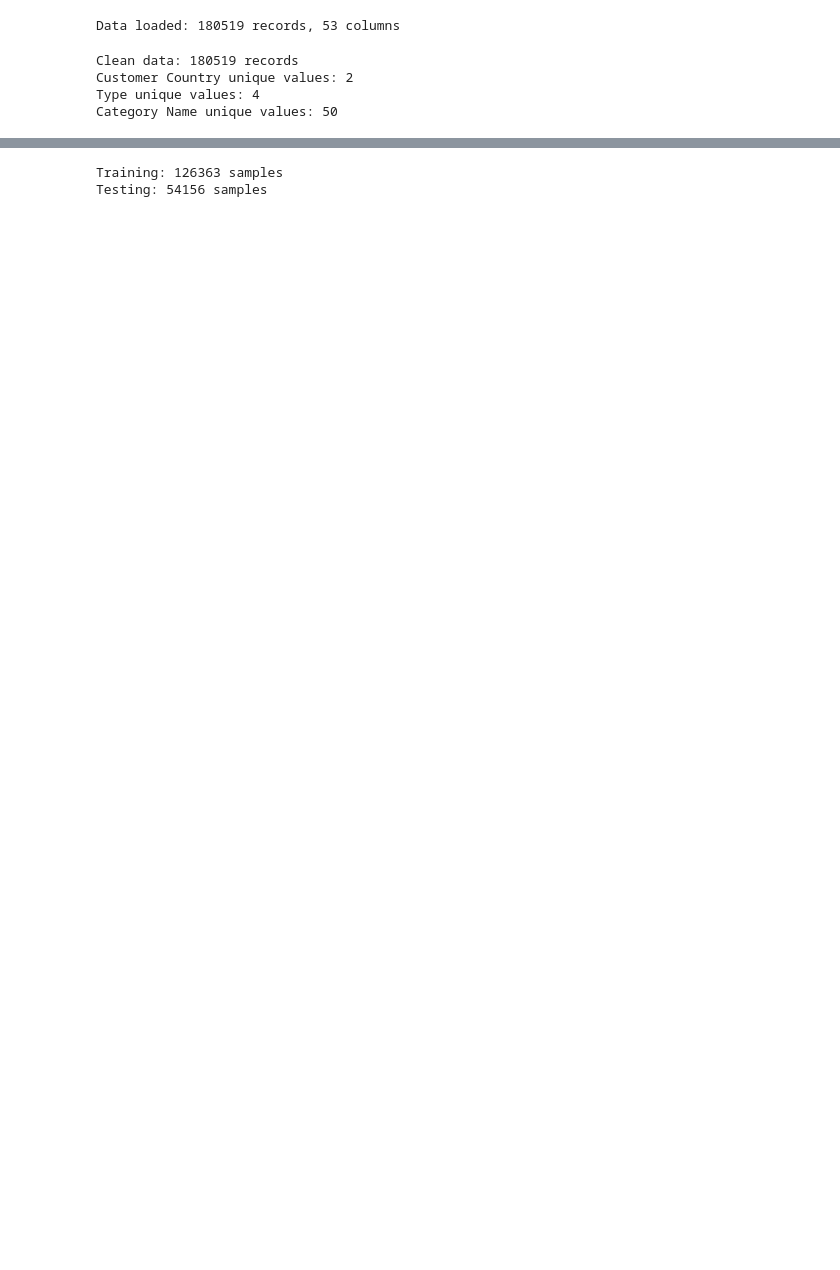
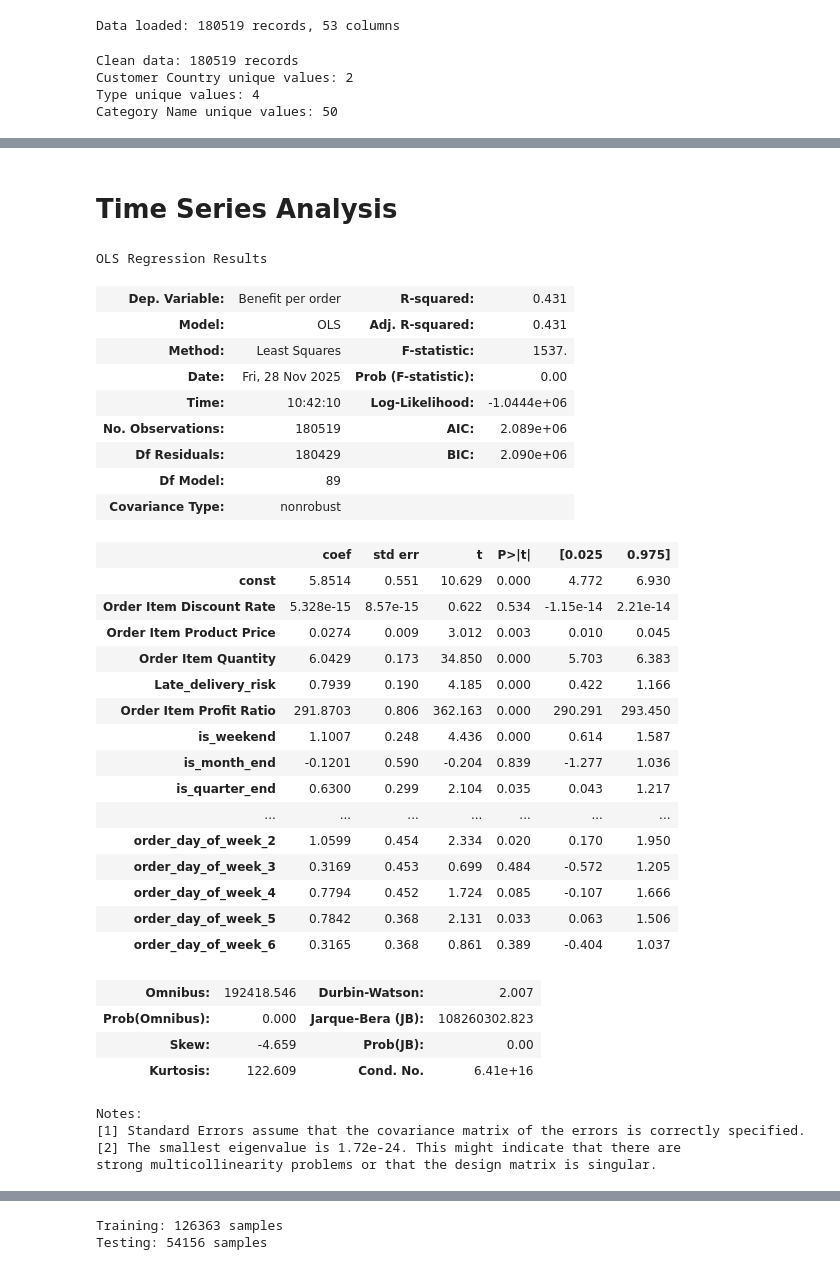
Before and after one commit to WilliamJhong/2025AAE722_William-J, a Jupyter notebook: Final Project/Profit_Prediction_Clean.ipynb, the cells around one changed output, grey strips where cells are left out. Drawn from its saved outputs; the diff is of its cells as text; code cells hidden in the pictures; blank space fills up the shorter version.

```diff
--- a/Final Project/Profit_Prediction_Clean.ipynb
+++ b/Final Project/Profit_Prediction_Clean.ipynb
@@ -24,6 +24,7 @@ Data loaded: 180519 records, 53 columns
 features = [
     'Type',  # Payment type
     'Category Name',
+    'Benefit per order',  # NEW: Added benefit per order
     'Market',
     'Customer Country',  # NEW: Added customer country
     'Order Item Discount Rate',
@@ -293,0 +103,10 @@ Weekend effect magnitude: 0.001308
+# %%
+categorical_features = [
+    'Type', 'Category Name', 'Market', 'Customer Country',
+    'Shipping Mode', 'Delivery Status', 'Order Status', 'Department Name',
+    'season','order_month', 'order_quarter', 'order_day_of_week'
+]
+for feature in categorical_features:
+    dummies = pd.get_dummies(model_data[feature], prefix=feature)
+    model_data = pd.concat([model_data, dummies], axis=1)
+model_data.head()
@@ -293,0 +121,54 @@ Weekend effect magnitude: 0.001308
+# %% [markdown]
+# Time Series Analysis
+# %%
+target = 'Benefit per order'
+y_ts = model_data[target]
+
+X_Bts = model_data.drop(columns=[target, 'order date (DateOrders)','Order Date', 'Order Time',
+    'Type', 'Category Name', 'Market', 'Customer Country',
+    'Shipping Mode', 'Delivery Status', 'Order Status', 'Department Name',
+    'season','order_month', 'order_quarter', 'order_day_of_week','Benefit per order'
+])
+# %%
+import statsmodels.api as sm
+
+# Convert boolean columns to integers for statsmodels compatibility
+X_numeric = X_Bts.astype(int)
+
+Baseline_Regression = sm.OLS(y_ts, sm.add_constant(X_numeric)).fit()
+Baseline_Regression.summary()
+# %% [output]
+OLS Regression Results
+| Dep. Variable: | Benefit per order | R-squared: | 0.431 |
+| Model: | OLS | Adj. R-squared: | 0.431 |
+| Method: | Least Squares | F-statistic: | 1537. |
+| Date: | Fri, 28 Nov 2025 | Prob (F-statistic): | 0.00 |
+| Time: | 10:42:10 | Log-Likelihood: | -1.0444e+06 |
+| No. Observations: | 180519 | AIC: | 2.089e+06 |
+| Df Residuals: | 180429 | BIC: | 2.090e+06 |
+| Df Model: | 89 |  |  |
+| Covariance Type: | nonrobust |  |  |
+|  | coef | std err | t | P>|t| | [0.025 | 0.975] |
+| const | 5.8514 | 0.551 | 10.629 | 0.000 | 4.772 | 6.930 |
+| Order Item Discount Rate | 5.328e-15 | 8.57e-15 | 0.622 | 0.534 | -1.15e-14 | 2.21e-14 |
+| Order Item Product Price | 0.0274 | 0.009 | 3.012 | 0.003 | 0.010 | 0.045 |
+| Order Item Quantity | 6.0429 | 0.173 | 34.850 | 0.000 | 5.703 | 6.383 |
+| Late_delivery_risk | 0.7939 | 0.190 | 4.185 | 0.000 | 0.422 | 1.166 |
+| Order Item Profit Ratio | 291.8703 | 0.806 | 362.163 | 0.000 | 290.291 | 293.450 |
+| is_weekend | 1.1007 | 0.248 | 4.436 | 0.000 | 0.614 | 1.587 |
+| is_month_end | -0.1201 | 0.590 | -0.204 | 0.839 | -1.277 | 1.036 |
+| is_quarter_end | 0.6300 | 0.299 | 2.104 | 0.035 | 0.043 | 1.217 |
+| ... | ... | ... | ... | ... | ... | ... |
+| order_day_of_week_2 | 1.0599 | 0.454 | 2.334 | 0.020 | 0.170 | 1.950 |
+| order_day_of_week_3 | 0.3169 | 0.453 | 0.699 | 0.484 | -0.572 | 1.205 |
+| order_day_of_week_4 | 0.7794 | 0.452 | 1.724 | 0.085 | -0.107 | 1.666 |
+| order_day_of_week_5 | 0.7842 | 0.368 | 2.131 | 0.033 | 0.063 | 1.506 |
+| order_day_of_week_6 | 0.3165 | 0.368 | 0.861 | 0.389 | -0.404 | 1.037 |
+| Omnibus: | 192418.546 | Durbin-Watson: | 2.007 |
+| Prob(Omnibus): | 0.000 | Jarque-Bera (JB): | 108260302.823 |
+| Skew: | -4.659 | Prob(JB): | 0.00 |
+| Kurtosis: | 122.609 | Cond. No. | 6.41e+16 |
+Notes:
+[1] Standard Errors assume that the covariance matrix of the errors is correctly specified.
+[2] The smallest eigenvalue is 1.72e-24. This might indicate that there are
+strong multicollinearity problems or that the design matrix is singular.
```
Also changed, not shown: parts of 29 cells of this notebook, 2 other files.
